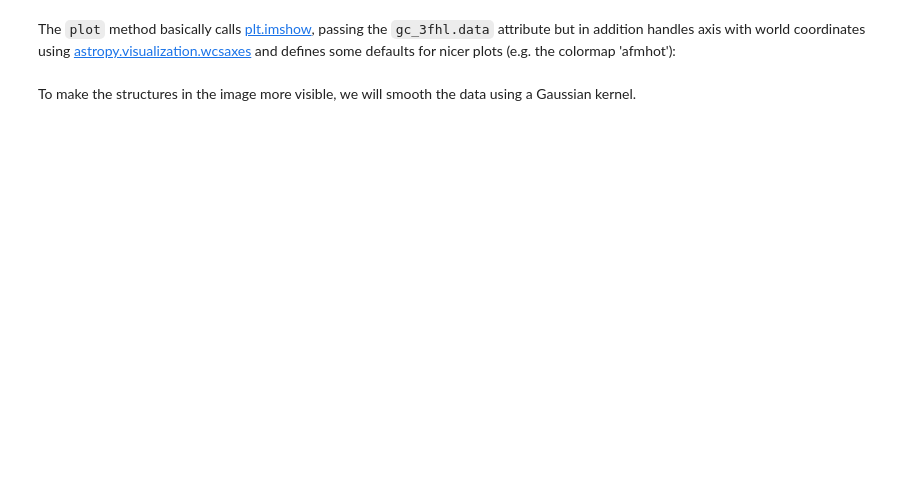
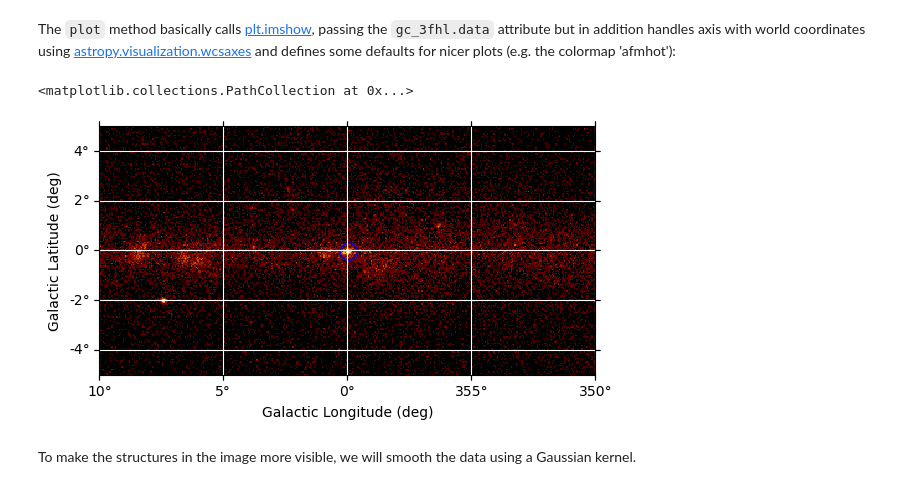
Before and after one commit to rubensjrcosta/WorkshopIntroductionGammapy, a Jupyter notebook: gammapy_overview.ipynb, the cells around one changed output. Saved outputs shown, nothing was run; the diff lists cells and outputs as text; code cells hidden in the pictures; blank space fills up the shorter version.

```diff
--- a/gammapy_overview.ipynb
+++ b/gammapy_overview.ipynb
@@ -292,10 +554,13 @@ The ``plot`` method basically calls [plt.imshow](https://matplotlib.org/stable/a
 # %%
 ax = gc_3fhl.plot(stretch="sqrt");
 ax.grid(color='white', ls='solid')
 ax.set_xlabel('Galactic Longitude (deg)')
 ax.set_ylabel('Galactic Latitude (deg)')
-# ax.scatter(359.94423568, -0.04616002, transform=ax.get_transform('galactic'), s=150,
-#            edgecolor='blue', facecolor='none') # Marker at Sag A*
+ax.scatter(359.94423568, -0.04616002, transform=ax.get_transform('galactic'), s=150,
+           edgecolor='blue', facecolor='none') # Marker at Sag A*
+# %% [output]
+<matplotlib.collections.PathCollection at 0x...>
+[figure, added]
 # %% [markdown]
 To make the structures in the image more visible, we will smooth the data using a Gaussian kernel.
 # %%
```
Also changed, not shown: parts of 78 cells of this notebook, 3 other files.
